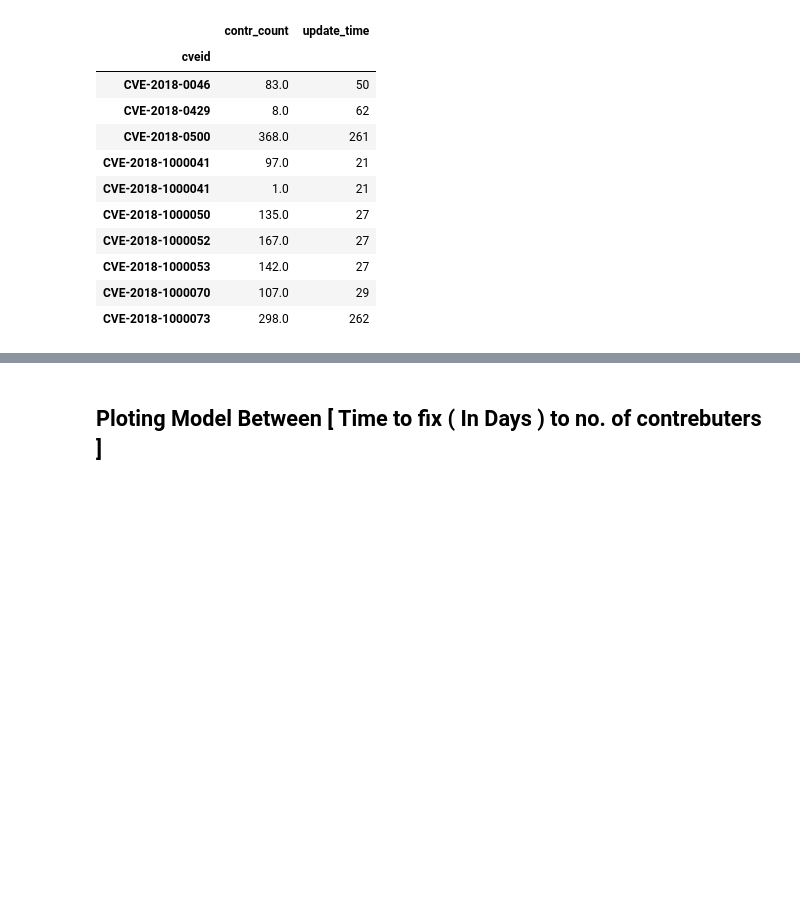
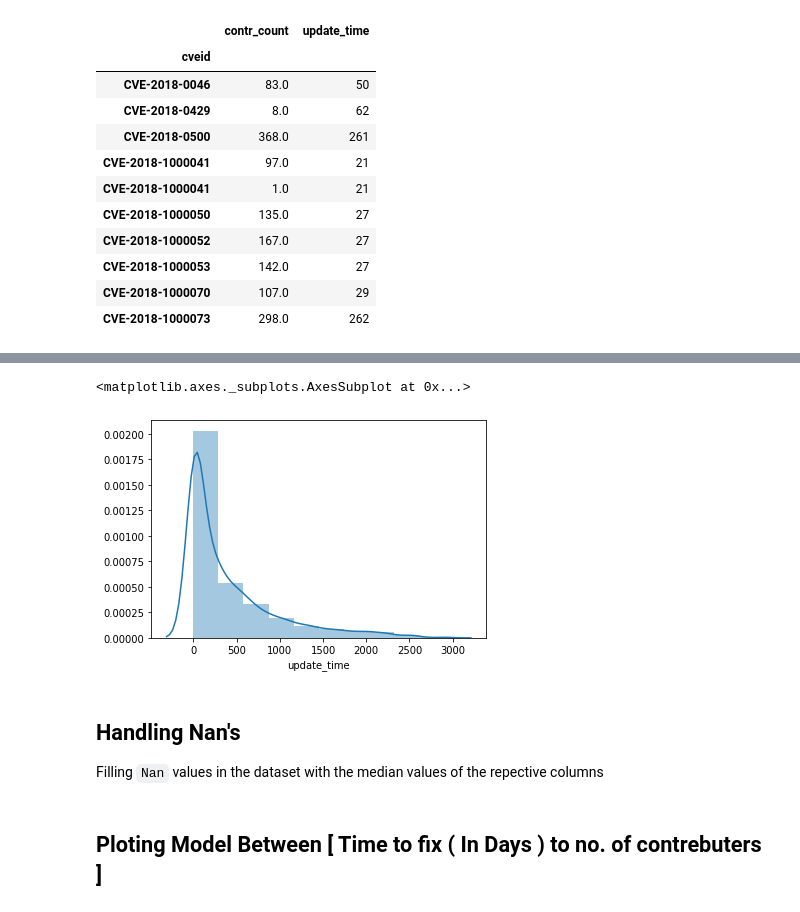
Before and after one commit to UNCG-CSE/Open_Source_Vul_Metrics, a Jupyter notebook: src/Models/Users_to_fixs_model.ipynb, the cells around one changed output, grey strips where cells are left out. Drawn from its saved outputs; the diff is of its cells as text; code cells hidden in the pictures; blank space fills up the shorter version.

```diff
--- a/src/Models/Users_to_fixs_model.ipynb
+++ b/src/Models/Users_to_fixs_model.ipynb
@@ -89,3 +105,12 @@ dt[['contr_count','update_time']].head(10)
+# %%
+sns.distplot(dt['update_time'] , bins=10)
+# %% [output]
+<matplotlib.axes._subplots.AxesSubplot at 0x...>
+[figure, added]
+# %% [markdown]
+## Handling Nan's
+
+Filling `Nan` values in the dataset with the median values of the repective columns
 # %%
 dt = dt.fillna(dt.median())
 # %% [markdown]
```
Also changed, not shown: parts of 20 cells of this notebook, 1 other file.
